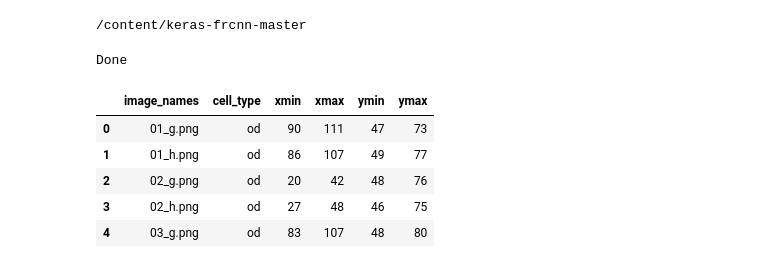
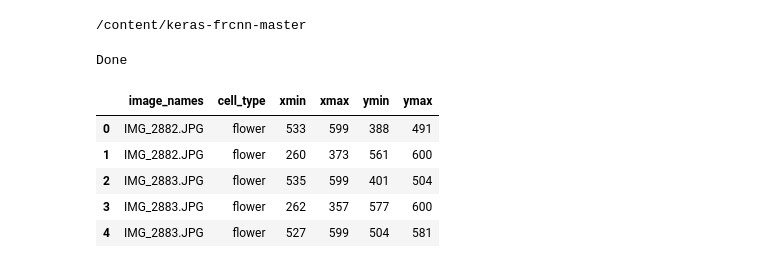
Before and after one commit to fambargh/leaf_pro, a Jupyter notebook: frcnn_resnet.ipynb, the cells around one changed output. Cells and saved outputs as stored; diff of their text form; code cells hidden in the pictures.

```diff
--- a/frcnn_resnet.ipynb
+++ b/frcnn_resnet.ipynb
@@ -81,15 +83,15 @@ with ZipFile(filename,'r') as zip:
 # %% [output]
 Done
 # %%
-train = pd.read_csv('/content/keras-frcnn-master/thesis_128/annotate_128_train.csv')
+train = pd.read_csv('/content/keras-frcnn-master/annotate.csv')
 train.head()
 # %% [output]
 |  | image_names | cell_type | xmin | xmax | ymin | ymax |
-| 0 | 01_g.png | od | 90 | 111 | 47 | 73 |
-| 1 | 01_h.png | od | 86 | 107 | 49 | 77 |
-| 2 | 02_g.png | od | 20 | 42 | 48 | 76 |
-| 3 | 02_h.png | od | 27 | 48 | 46 | 75 |
-| 4 | 03_g.png | od | 83 | 107 | 48 | 80 |
+| 0 | IMG_2882.JPG | flower | 533 | 599 | 388 | 491 |
+| 1 | IMG_2882.JPG | flower | 260 | 373 | 561 | 600 |
+| 2 | IMG_2883.JPG | flower | 535 | 599 | 401 | 504 |
+| 3 | IMG_2883.JPG | flower | 262 | 357 | 577 | 600 |
+| 4 | IMG_2883.JPG | flower | 527 | 599 | 504 | 581 |
 # %%
 data = pd.DataFrame()
 data['format'] = train['image_names']
```
Also changed, not shown: parts of 9 cells of this notebook.
